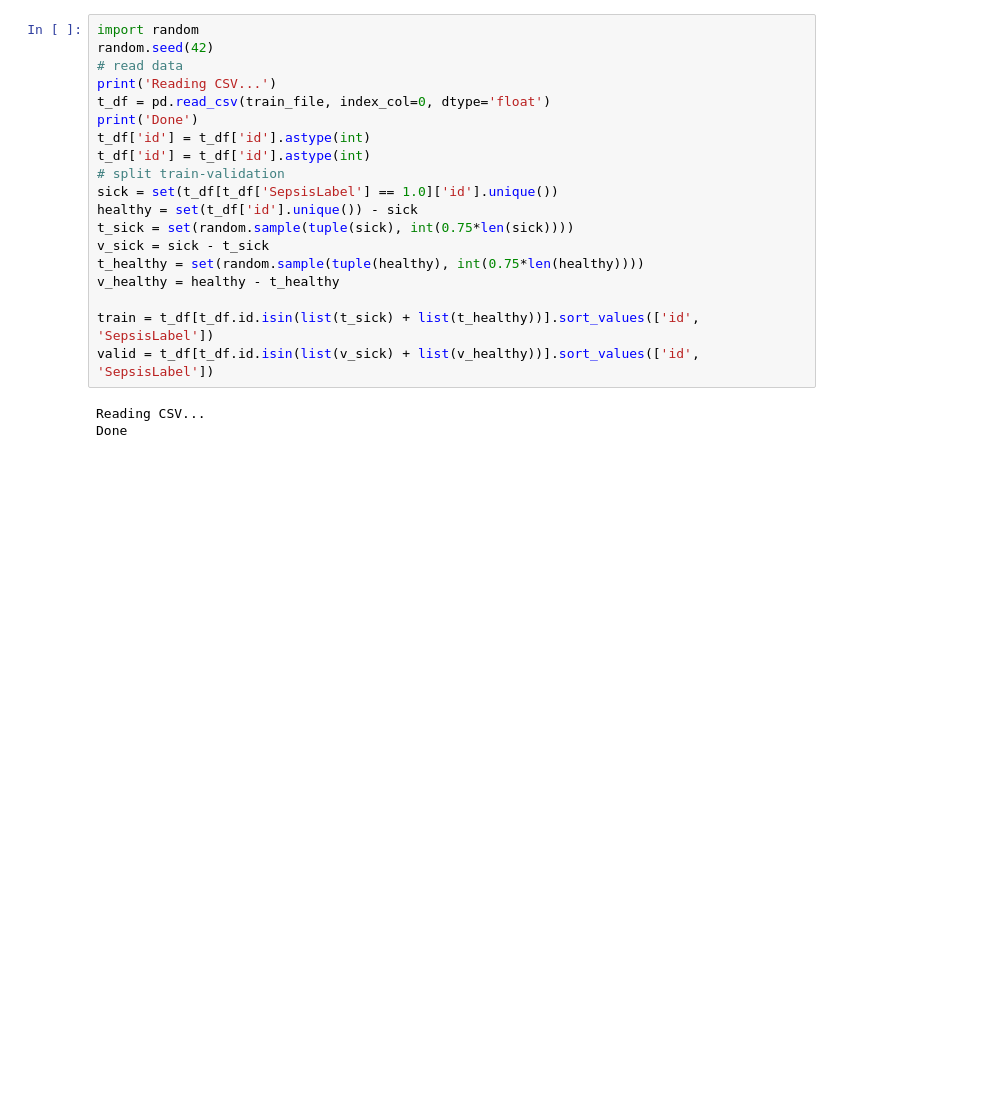
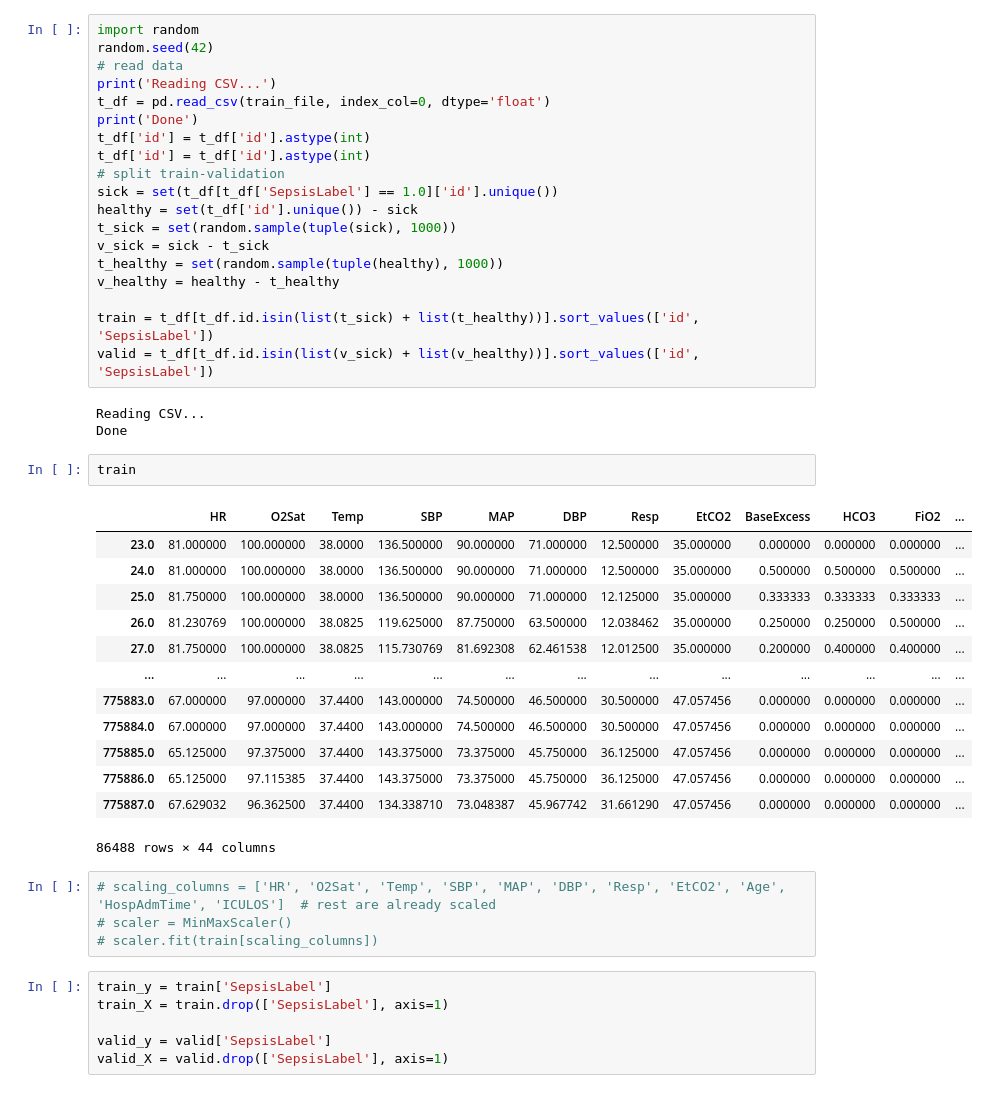
Before and after one commit to NaorHaba/Course-094295_hw1, a Jupyter notebook: run_LSTM.ipynb, the cells around one changed output. Drawn from its saved outputs; the diff is of its cells as text; blank space fills up the shorter version.

```diff
--- a/run_LSTM.ipynb
+++ b/run_LSTM.ipynb
@@ -32,9 +31,9 @@ t_df['id'] = t_df['id'].astype(int)
 # split train-validation
 sick = set(t_df[t_df['SepsisLabel'] == 1.0]['id'].unique())
 healthy = set(t_df['id'].unique()) - sick
-t_sick = set(random.sample(tuple(sick), int(0.75*len(sick))))
+t_sick = set(random.sample(tuple(sick), 1000))
 v_sick = sick - t_sick
-t_healthy = set(random.sample(tuple(healthy), int(0.75*len(healthy))))
+t_healthy = set(random.sample(tuple(healthy), 1000))
 v_healthy = healthy - t_healthy
 
 train = t_df[t_df.id.isin(list(t_sick) + list(t_healthy))].sort_values(['id', 'SepsisLabel'])
@@ -42,3 +41,29 @@ valid = t_df[t_df.id.isin(list(v_sick) + list(v_healthy))].sort_values(['id', 'S
 # %% [output]
 Reading CSV...
 Done
+# %%
+train
+# %% [output]
+|  | HR | O2Sat | Temp | SBP | MAP | DBP | Resp | EtCO2 | BaseExcess | HCO3 | FiO2 | ... |
+| 23.0 | 81.000000 | 100.000000 | 38.0000 | 136.500000 | 90.000000 | 71.000000 | 12.500000 | 35.000000 | 0.000000 | 0.000000 | 0.000000 | ... |
+| 24.0 | 81.000000 | 100.000000 | 38.0000 | 136.500000 | 90.000000 | 71.000000 | 12.500000 | 35.000000 | 0.500000 | 0.500000 | 0.500000 | ... |
+| 25.0 | 81.750000 | 100.000000 | 38.0000 | 136.500000 | 90.000000 | 71.000000 | 12.125000 | 35.000000 | 0.333333 | 0.333333 | 0.333333 | ... |
+| 26.0 | 81.230769 | 100.000000 | 38.0825 | 119.625000 | 87.750000 | 63.500000 | 12.038462 | 35.000000 | 0.250000 | 0.250000 | 0.500000 | ... |
+| 27.0 | 81.750000 | 100.000000 | 38.0825 | 115.730769 | 81.692308 | 62.461538 | 12.012500 | 35.000000 | 0.200000 | 0.400000 | 0.400000 | ... |
+| ... | ... | ... | ... | ... | ... | ... | ... | ... | ... | ... | ... | ... |
+| 775883.0 | 67.000000 | 97.000000 | 37.4400 | 143.000000 | 74.500000 | 46.500000 | 30.500000 | 47.057456 | 0.000000 | 0.000000 | 0.000000 | ... |
+| 775884.0 | 67.000000 | 97.000000 | 37.4400 | 143.000000 | 74.500000 | 46.500000 | 30.500000 | 47.057456 | 0.000000 | 0.000000 | 0.000000 | ... |
+| 775885.0 | 65.125000 | 97.375000 | 37.4400 | 143.375000 | 73.375000 | 45.750000 | 36.125000 | 47.057456 | 0.000000 | 0.000000 | 0.000000 | ... |
+| 775886.0 | 65.125000 | 97.115385 | 37.4400 | 143.375000 | 73.375000 | 45.750000 | 36.125000 | 47.057456 | 0.000000 | 0.000000 | 0.000000 | ... |
+| 775887.0 | 67.629032 | 96.362500 | 37.4400 | 134.338710 | 73.048387 | 45.967742 | 31.661290 | 47.057456 | 0.000000 | 0.000000 | 0.000000 | ... |
+86488 rows × 44 columns
+# %%
+# scaling_columns = ['HR', 'O2Sat', 'Temp', 'SBP', 'MAP', 'DBP', 'Resp', 'EtCO2', 'Age', 'HospAdmTime', 'ICULOS']  # rest are already scaled
+# scaler = MinMaxScaler()
+# scaler.fit(train[scaling_columns])
+# %%
+train_y = train['SepsisLabel']
+train_X = train.drop(['SepsisLabel'], axis=1)
+
+valid_y = valid['SepsisLabel']
+valid_X = valid.drop(['SepsisLabel'], axis=1)
```
Also changed, not shown: parts of 5 cells of this notebook, 4 other files.
